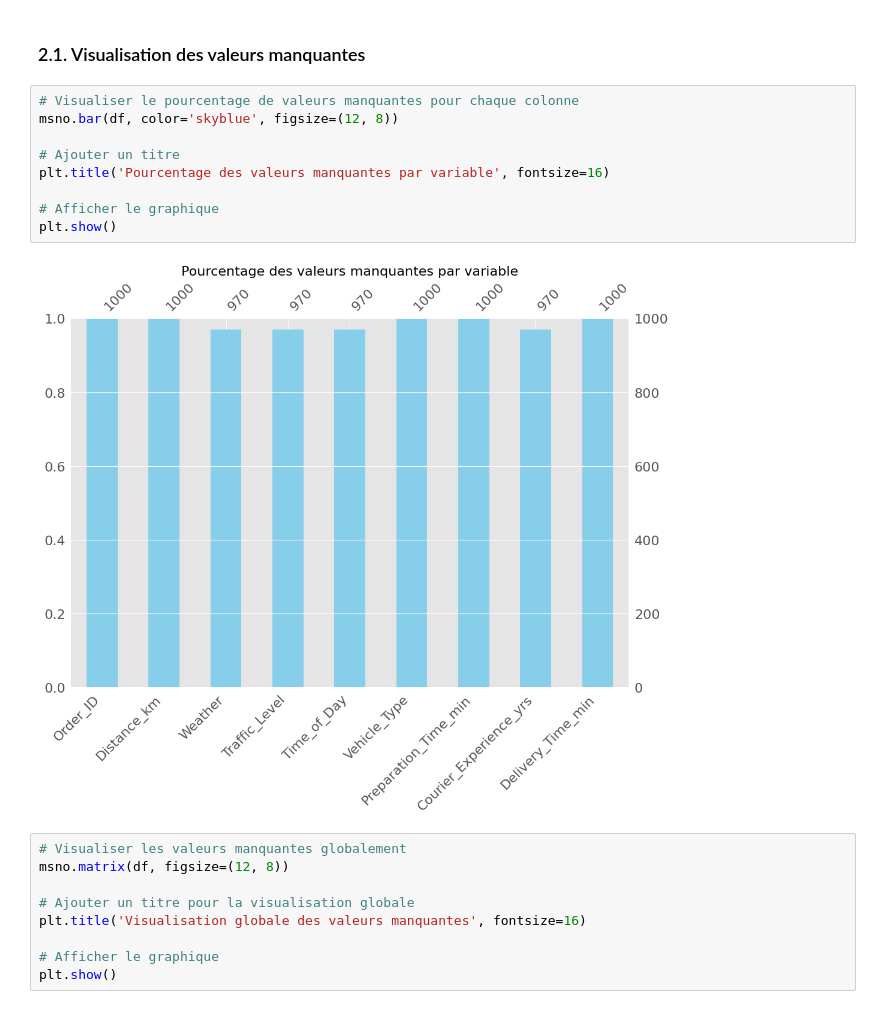
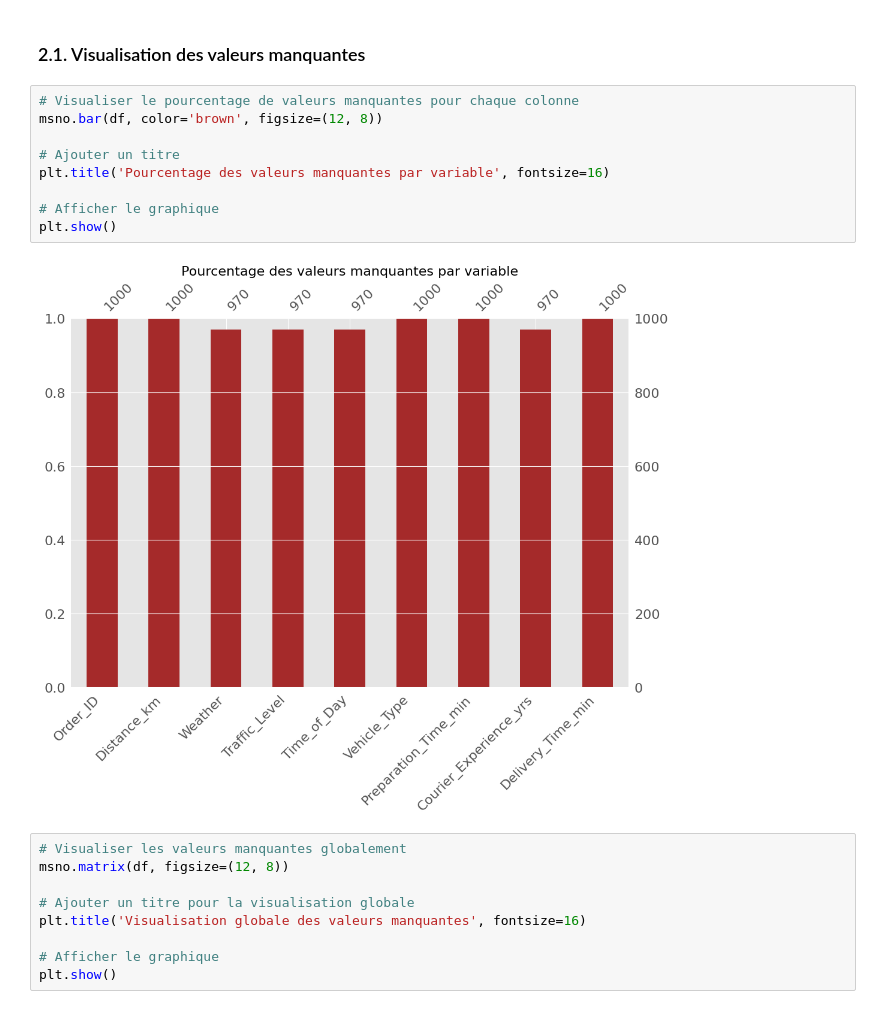
Before and after one commit to JhpAb/My_INSSEDS_Projects, a Jupyter notebook: Delais_Livraison/Delais_Livraison_Script.ipynb, the cells around one changed output. Drawn from its saved outputs; the diff is of its cells as text.

```diff
--- a/Delais_Livraison/Delais_Livraison_Script.ipynb
+++ b/Delais_Livraison/Delais_Livraison_Script.ipynb
@@ -84,15 +84,15 @@ memory usage: 70.4+ KB
 ### 2.1. Visualisation des valeurs manquantes
 # %%
 # Visualiser le pourcentage de valeurs manquantes pour chaque colonne
-msno.bar(df, color='skyblue', figsize=(12, 8))
+msno.bar(df, color='brown', figsize=(12, 8))
 
 # Ajouter un titre
 plt.title('Pourcentage des valeurs manquantes par variable', fontsize=16)
 
 # Afficher le graphique
 plt.show()
 # %% [output]
-[figure, old version]
+[figure, new version]
 # %%
 # Visualiser les valeurs manquantes globalement
 msno.matrix(df, figsize=(12, 8))
```
Also changed, not shown: parts of 1 cell of this notebook.
